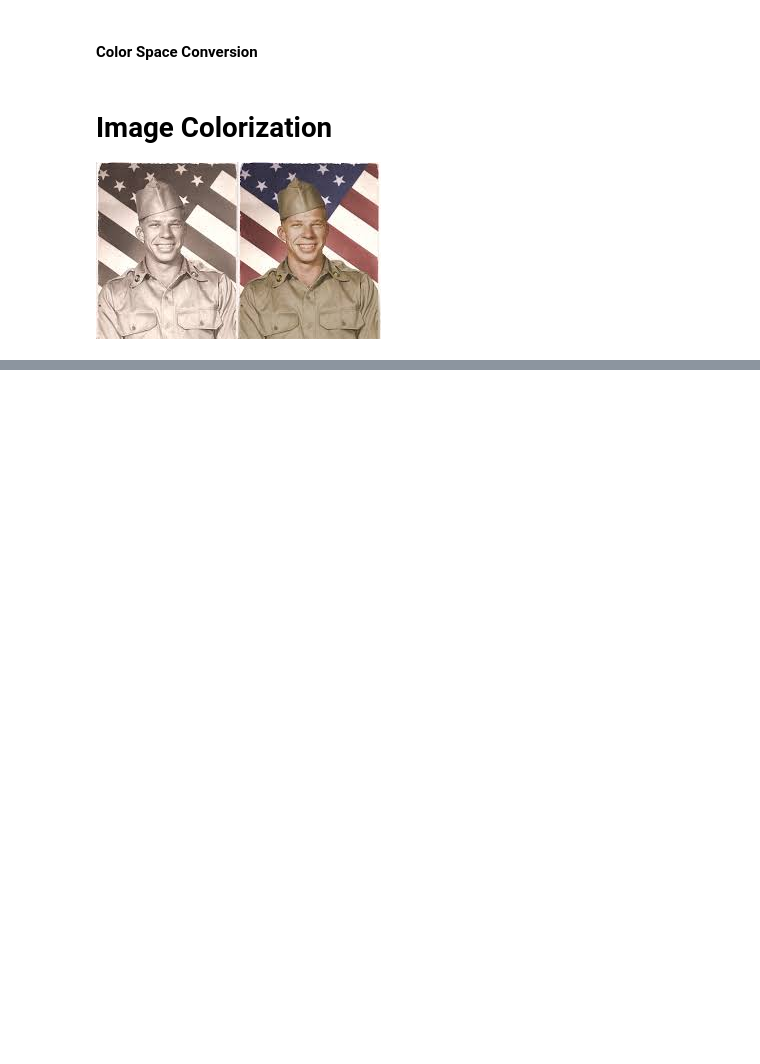
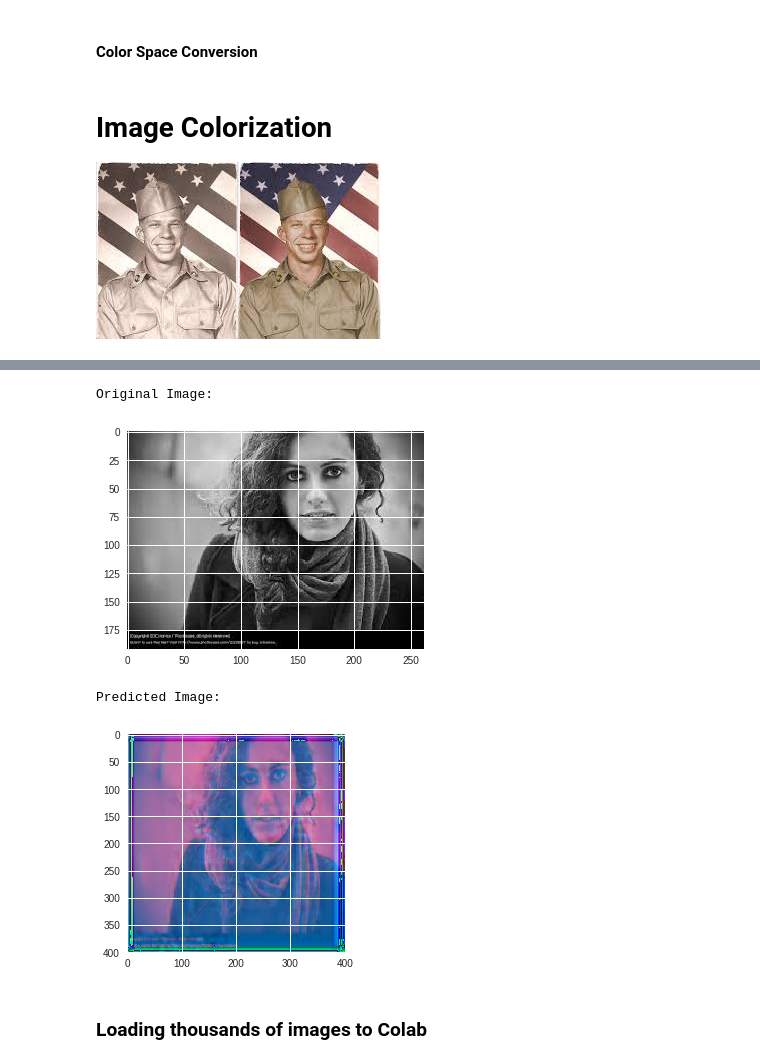
Before and after one commit to shravankumar9892/coloi, a Jupyter notebook: coloi.ipynb, the cells around one changed output, grey strips where cells are left out. Drawn from its saved outputs; the diff is of its cells as text; code cells hidden in the pictures; blank space fills up the shorter version.

```diff
--- a/coloi.ipynb
+++ b/coloi.ipynb
@@ -91,5 +155,3 @@ def flags():
-# %%
-img = input_image(size = (400, 400))
 # %% [markdown]
 #### Color Space Conversion
 # %%
@@ -118,9 +184,10 @@ import tensorflow as tf
 from keras.preprocessing.image import ImageDataGenerator, array_to_img, img_to_array, load_img
 from skimage.color import rgb2lab, lab2rgb, rgb2gray, xyz2lab
 from skimage.io import imsave
+import cv2
 
 # Get images
-image = img_to_array(load_img('ai_image.jpeg'))
+image = img_to_array(load_img('man.jpg'))
 image = np.array(image, dtype=float)
 
 # Only use it while testing, and comment out every other code below in this code cell.
@@ -209,25 +295,40 @@ output *= 128
 # %%
 # SKIMAGE Works! :D
 
 from google.colab import files
+from skimage.transform import resize
 
-# Resizing the input image
-from skimage.transform import resize
-image = resize(image, (400, 400))
-image = np.expand_dims(image, axis = 2)
-image = np.expand_dims(image, axis = 0)
-output = model.predict(image)
+img = cv2.imread('woman.jpeg')
+keep_shape = img.shape
+img = cv2.cvtColor(img, cv2.COLOR_BGR2RGB)
+print("Original Image: ")
+plt.imshow(img)
+plt.show()
+img = cv2.cvtColor(img, cv2.COLOR_RGB2GRAY)/255.0#rgb2gray(img)
+img = cv2.resize(img, (400, 400))
+img = np.expand_dims(img, axis = 2)
+img = np.expand_dims(img, axis = 0)
+output = model.predict(img)
 output *= 128
 
 # Output colorizations
-image = np.squeeze(image, axis = 3)
-image = np.squeeze(image, axis = 0)
+output = np.squeeze(output, axis = 0)
+img = np.squeeze(img, axis = 3)
+img = np.squeeze(img, axis = 0)
 cur = np.zeros((400, 400, 3))
-cur[:,:,0] = image
-cur[:,:,1:] = output[0]
-cv2.imwrite("colorized_image.png", lab2rgb(cur))
-files.download("colorized_image.png")
-#imsave("original_image.png", rgb2gray(lab2rgb(cur)))
+cur[:,:,0] = img
+cur[:,:,1:] = output
+cur = cv2.resize(cur, (400, 400))
+print("Predicted Image: ")
+plt.imshow(cur)
+plt.show()
+#cv2.imwrite("colorized_image.jpeg", cur)
+#files.download("colorized_image.jpeg")
+# %% [output]
+Original Image:
+[figure, added]
+Predicted Image:
+[figure, added]
 # %%
 # OPENCV -- Doesn't work :/ Forget it xD
 
@@ -250,3 +351,5 @@ cur = LAB(cur, split = False, reverse = True)
 # Downloading the files
 cv2.imwrite("img_result.png", cur)
 files.download('img_result.png')
+# %% [markdown]
+### Loading thousands of images to Colab
```
Also changed, not shown: parts of 18 cells of this notebook.
